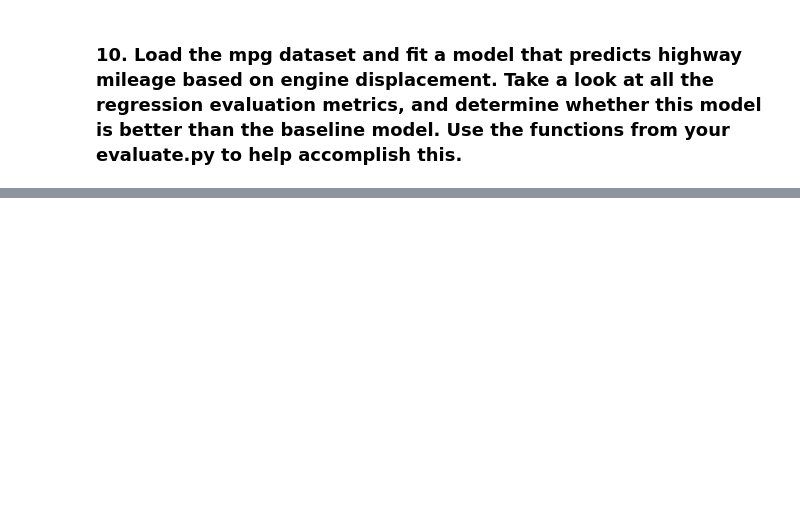
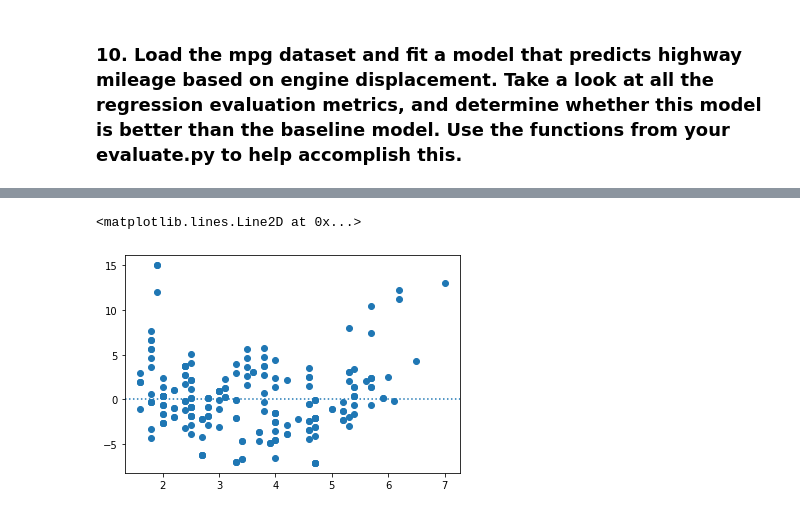
Before and after one commit to segovialori/regression-exercises, a Jupyter notebook: Evaluate.ipynb, the cells around one changed output, grey strips where cells are left out. Cells and saved outputs as stored; diff of their text form; code cells hidden in the pictures; blank space fills up the shorter version.

```diff
--- a/Evaluate.ipynb
+++ b/Evaluate.ipynb
@@ -178,0 +442,11 @@ plt.title('Baseline Residuals');
+# %%
+from statsmodels.formula.api import ols
+
+model1 = ols('hwy ~ displ', data=mpg).fit()
+predictions = model1.predict(mpg.displ)
+# %%
+plt.scatter(mpg.displ, (mpg.hwy - predictions))
+plt.axhline(0, ls = ':')
+# %% [output]
+<matplotlib.lines.Line2D at 0x...>
+[figure, added]
```
Also changed, not shown: parts of 45 cells of this notebook.
